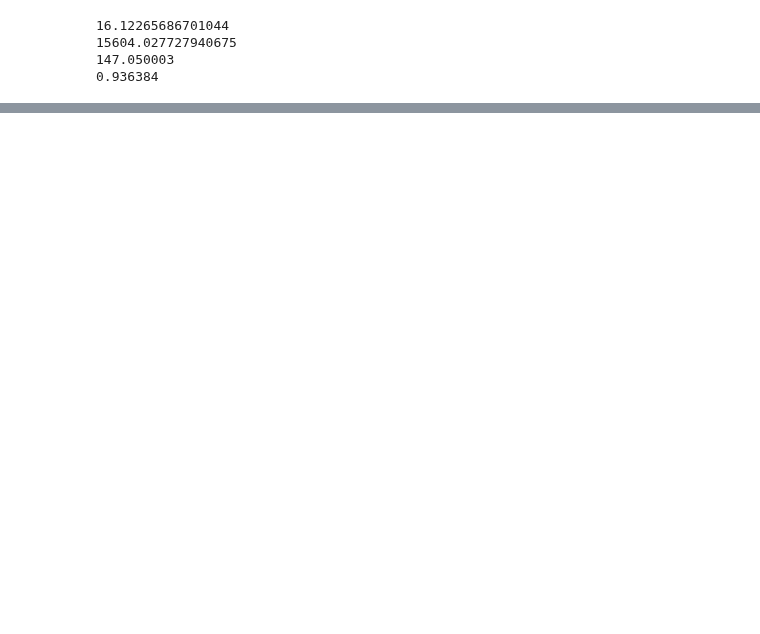
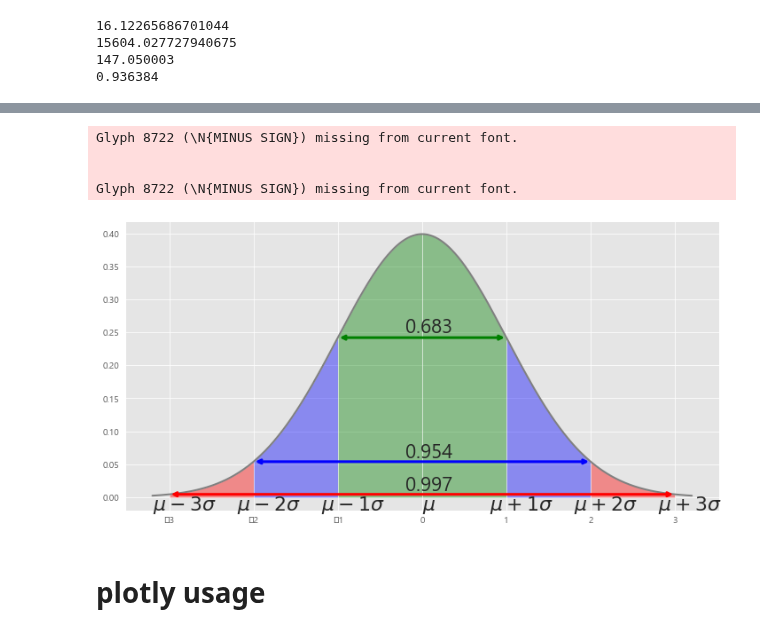
Before and after one commit to OliverJoo/quant_modeling, a Jupyter notebook: Basic_Finance/test_draw.ipynb, the cells around one changed output, grey strips where cells are left out. Cells and saved outputs as stored; diff of their text form; code cells hidden in the pictures; blank space fills up the shorter version.

```diff
--- a/Basic_Finance/test_draw.ipynb
+++ b/Basic_Finance/test_draw.ipynb
@@ -161,0 +168,54 @@ AttributeError: 'Axes' object has no attribute 'show'
+# %%
+import numpy as np
+import scipy
+
+fig = plt.figure(figsize=(12, 6))
+plt.style.use('ggplot')  # set plot style
+
+x = np.linspace(-3.2, 3.2, 1000)
+iq = scipy.stats.norm(0, 1)  # mean:0, std:1 normal distribution function(probability density function)
+
+plt.plot(x, iq.pdf(x), 'gray', lw=2)
+
+plt.text(-3.2, -0.02, "$\mu - 3\sigma$", size=22)
+plt.text(-2.2, -0.02, "$\mu - 2\sigma$", size=22)
+plt.text(-1.2, -0.02, '$\mu - 1\sigma$', size=22)
+plt.text(0, -0.02, '$\mu$', size=22)
+plt.text(0.8, -0.02, '$\mu + 1\sigma$', size=22)
+plt.text(1.8, -0.02, '$\mu + 2\sigma$', size=22)
+plt.text(2.8, -0.02, '$\mu + 3\sigma$', size=22)
+
+std_1 = round(scipy.stats.norm(0, 1).cdf(1) - scipy.stats.norm(0, 1).cdf(-1), 3)
+std_2 = round(scipy.stats.norm(0, 1).cdf(2) - scipy.stats.norm(0, 1).cdf(-2), 3)
+std_3 = round(scipy.stats.norm(0, 1).cdf(3) - scipy.stats.norm(0, 1).cdf(-3), 3)
+
+plt.text(-0.2, 0.25, std_1, size=22)
+plt.text(-0.2, 0.06, std_2, size=22)
+plt.text(-0.2, 0.01, std_3, size=22)
+
+plt.annotate("", xy=(-1, scipy.stats.norm(0, 1).pdf(-1)), xytext=(1, scipy.stats.norm(0, 1).pdf(1)),
+             arrowprops=dict(arrowstyle="<->", connectionstyle="arc3", color="green", lw=3))
+
+plt.annotate("", xy=(-2, scipy.stats.norm(0, 1).pdf(-2)), xytext=(2, scipy.stats.norm(0, 1).pdf(2)),
+             arrowprops=dict(arrowstyle="<->", connectionstyle="arc3", color="blue", lw=3))
+
+plt.annotate("", xy=(-3, scipy.stats.norm(0, 1).pdf(-3)), xytext=(3, scipy.stats.norm(0, 1).pdf(3)),
+             arrowprops=dict(arrowstyle="<->", connectionstyle="arc3", color="red", lw=3))
+
+colors = ['red', 'blue', 'green']
+colors = colors + list(reversed(colors))
+
+mean, std = 0, 1
+for i, color in zip(range(-3, 3), colors):
+    low = mean + i * std
+    high = mean + (i + 1) * std
+    px = x[np.logical_and(x >= low, x <= high)]
+    plt.fill_between(px, iq.pdf(px), color=color, alpha=0.4, linewidth=0)
+# %% [output]
+Glyph 8722 (\N{MINUS SIGN}) missing from current font.
+
+
+Glyph 8722 (\N{MINUS SIGN}) missing from current font.
+[figure, added]
+# %% [markdown]
+# plotly usage
```
Also changed, not shown: parts of 9 cells of this notebook.
